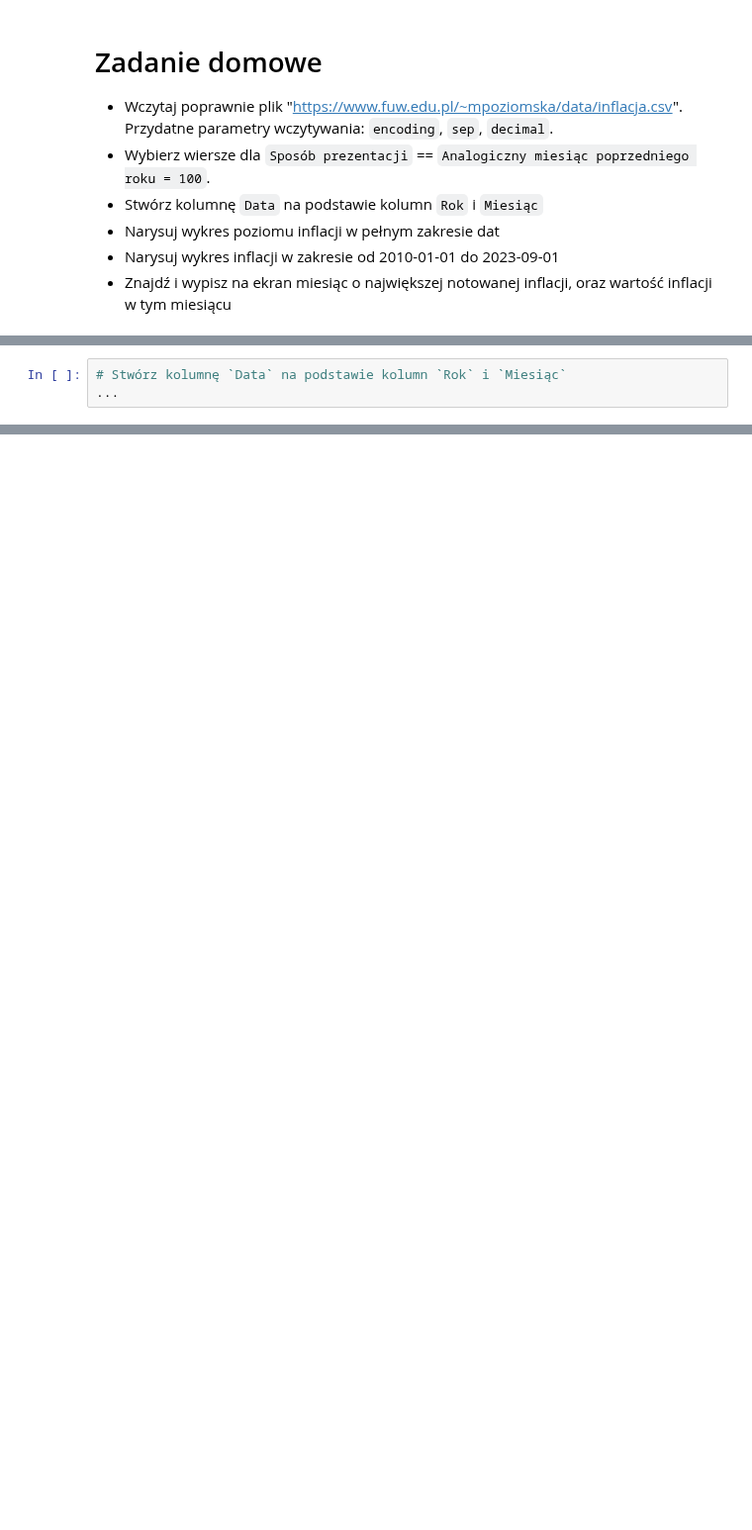
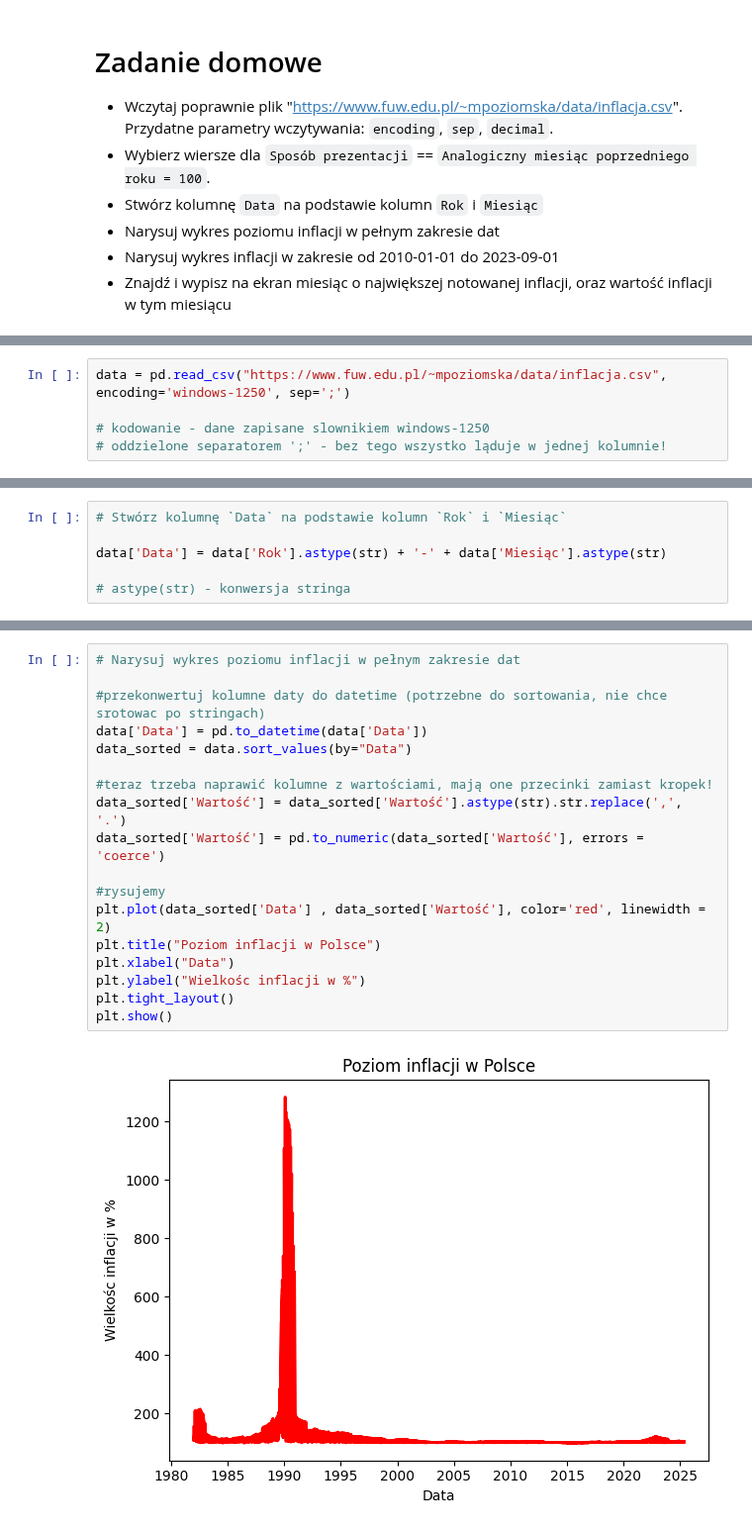
Before and after one commit to js-DigitalSurfer/ML, a Jupyter notebook: Week1_Pakiety_numpy_pandas.ipynb, the cells around one changed output, grey strips where cells are left out. Shown at 99% size. Saved outputs shown, nothing was run; the diff lists cells and outputs as text; blank space fills up the shorter version.

```diff
--- a/Week1_Pakiety_numpy_pandas.ipynb
+++ b/Week1_Pakiety_numpy_pandas.ipynb
@@ -608,2 +578,7 @@ Name: Survived, dtype: float64
+# %%
+data = pd.read_csv("https://www.fuw.edu.pl/~mpoziomska/data/inflacja.csv", encoding='windows-1250', sep=';')
+
+# kodowanie - dane zapisane slownikiem windows-1250
+# oddzielone separatorem ';' - bez tego wszystko ląduje w jednej kolumnie!
 # %%
 # Wybierz wiersze dla `Sposób prezentacji` == `Analogiczny miesiąc poprzedniego roku = 100`
@@ -611,3 +586,6 @@ Name: Survived, dtype: float64
 # %%
 # Stwórz kolumnę `Data` na podstawie kolumn `Rok` i `Miesiąc`
-...
+
+data['Data'] = data['Rok'].astype(str) + '-' + data['Miesiąc'].astype(str)
+
+# astype(str) - konwersja stringa
@@ -628,0 +592,20 @@ See the caveats in the documentation: https://pandas.pydata.org/pandas-docs/stab
+# %%
+# Narysuj wykres poziomu inflacji w pełnym zakresie dat
+
+#przekonwertuj kolumne daty do datetime (potrzebne do sortowania, nie chce srotowac po stringach)
+data['Data'] = pd.to_datetime(data['Data'])
+data_sorted = data.sort_values(by="Data")
+
+#teraz trzeba naprawić kolumne z wartościami, mają one przecinki zamiast kropek!
+data_sorted['Wartość'] = data_sorted['Wartość'].astype(str).str.replace(',', '.')
+data_sorted['Wartość'] = pd.to_numeric(data_sorted['Wartość'], errors = 'coerce')
+
+#rysujemy
+plt.plot(data_sorted['Data'] , data_sorted['Wartość'], color='red', linewidth = 2)
+plt.title("Poziom inflacji w Polsce")
+plt.xlabel("Data")
+plt.ylabel("Wielkośc inflacji w %")
+plt.tight_layout()
+plt.show()
+# %% [output]
+[figure, added]
```
Also changed, not shown: parts of 11 cells of this notebook.
